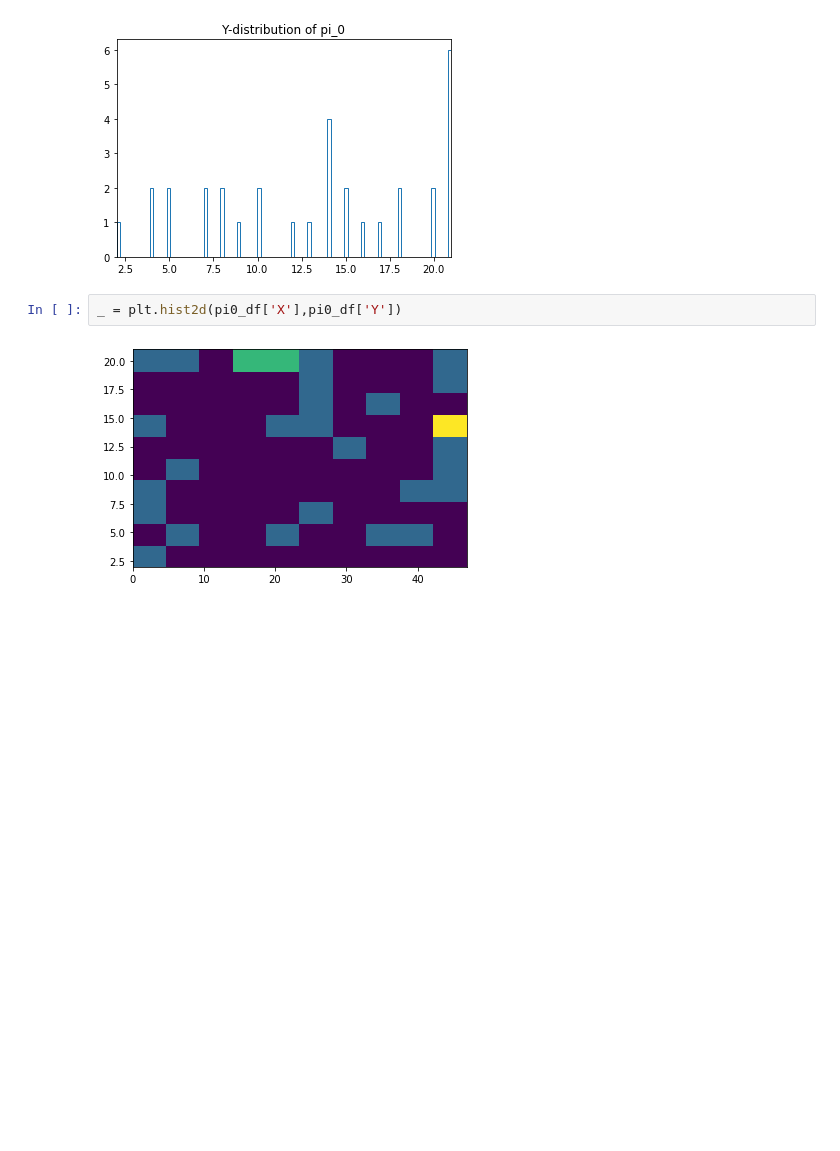
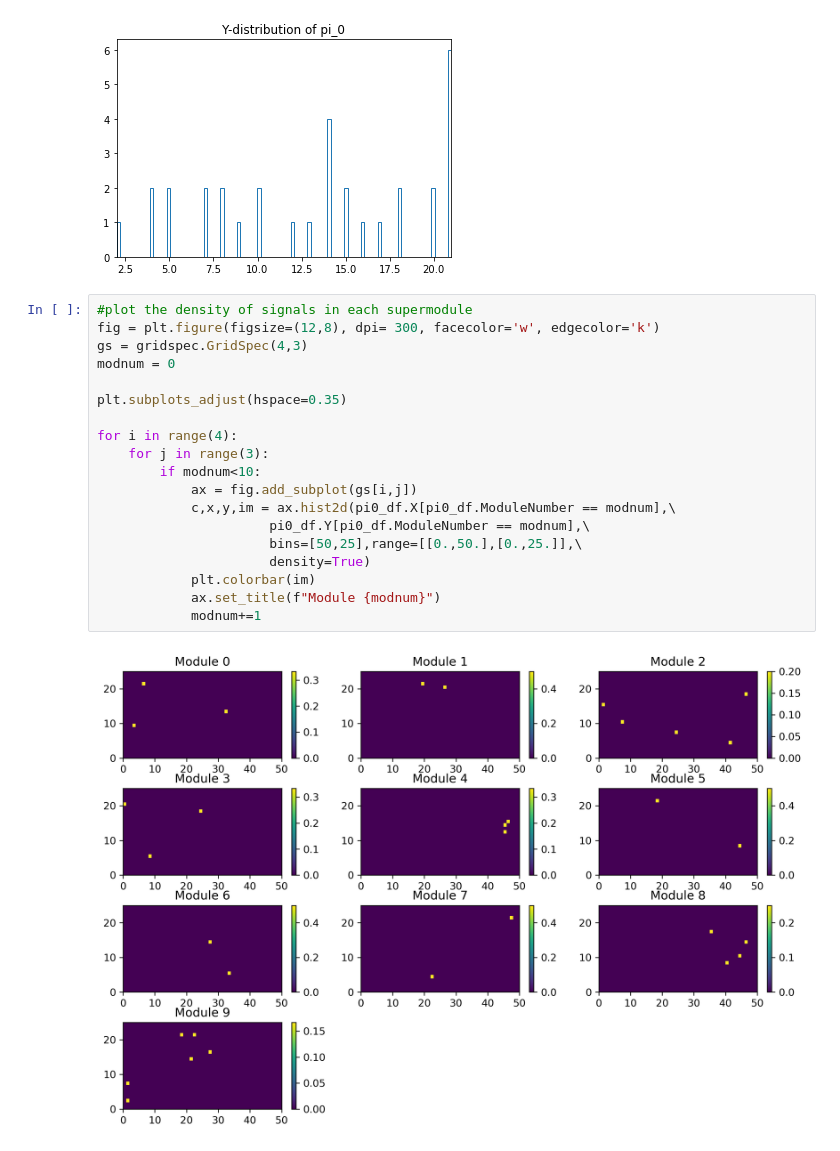
Before and after one commit to jhonerma/ML-Notebooks, a Jupyter notebook: DataQA/ROOT_test.ipynb, the cells around one changed output. Cells and saved outputs as stored; diff of their text form; blank space fills up the shorter version.

```diff
--- a/DataQA/ROOT_test.ipynb
+++ b/DataQA/ROOT_test.ipynb
@@ -161,7 +165,24 @@ plt.xlim(bins[0],bins[-1])
 # %% [output]
 (2.0, 21.0)
 [figure]
-# %%
-_ = plt.hist2d(pi0_df['X'],pi0_df['Y'])
-# %% [output]
-[figure, removed]
+# %%
+#plot the density of signals in each supermodule
+fig = plt.figure(figsize=(12,8), dpi= 300, facecolor='w', edgecolor='k')
+gs = gridspec.GridSpec(4,3)
+modnum = 0
+
+plt.subplots_adjust(hspace=0.35)
+
+for i in range(4):
+    for j in range(3):
+        if modnum<10:
+            ax = fig.add_subplot(gs[i,j])
+            c,x,y,im = ax.hist2d(pi0_df.X[pi0_df.ModuleNumber == modnum],\
+                      pi0_df.Y[pi0_df.ModuleNumber == modnum],\
+                      bins=[50,25],range=[[0.,50.],[0.,25.]],\
+                      density=True)
+            plt.colorbar(im)
+            ax.set_title(f"Module {modnum}")
+            modnum+=1
+# %% [output]
+[figure, added]
```
Also changed, not shown: parts of 3 cells of this notebook.
